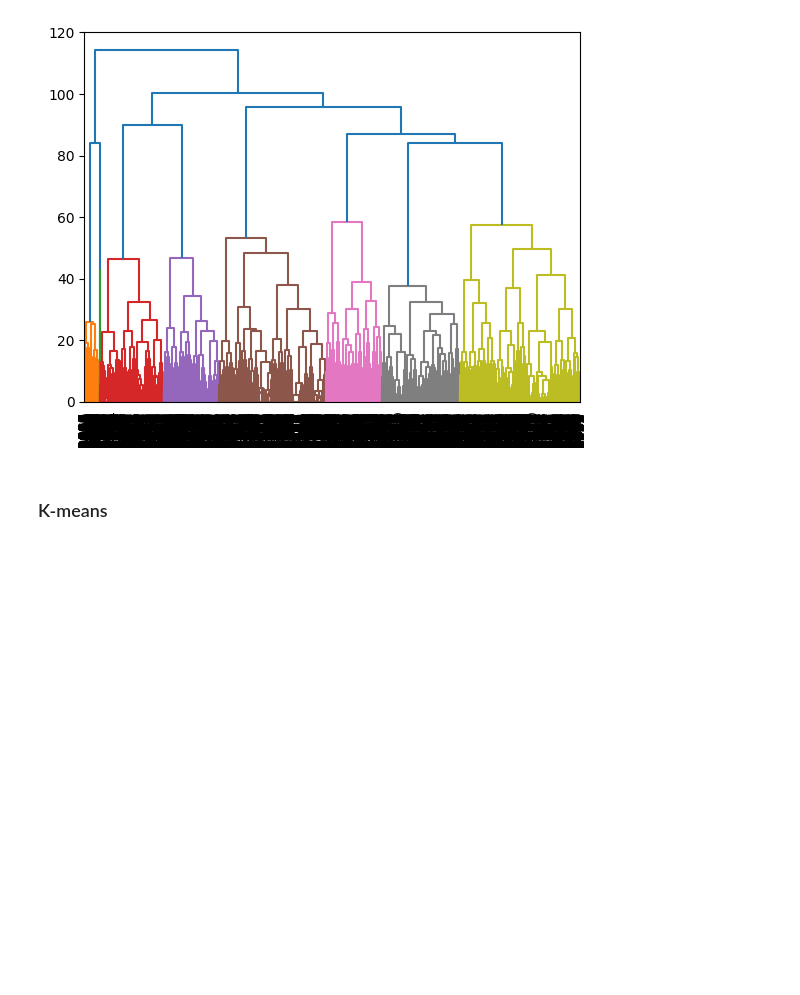
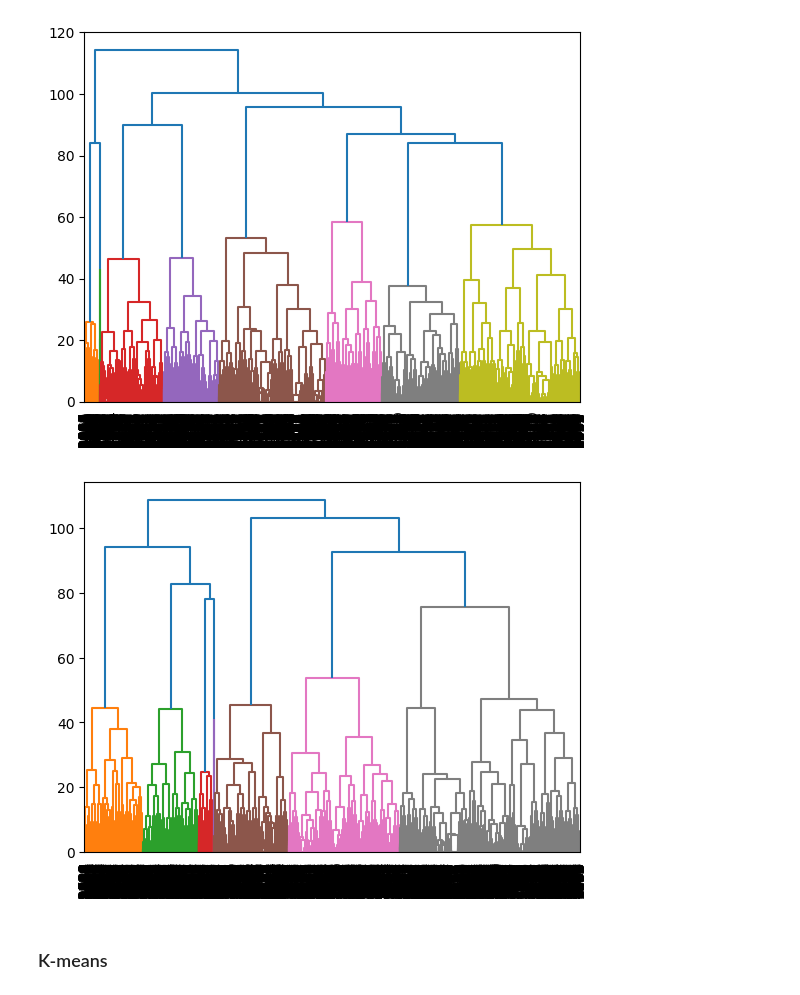
Before and after one commit to MiguelLaura/bigfoot, a Jupyter notebook: laura/application_du_cours.ipynb, the cells around one changed output. Cells and saved outputs as stored; diff of their text form; code cells hidden in the pictures; blank space fills up the shorter version.

```diff
--- a/laura/application_du_cours.ipynb
+++ b/laura/application_du_cours.ipynb
@@ -529,6 +529,12 @@ cls.fit(bigfoot_famd)
 plot_dendrogram(cls)
 # %% [output]
 [figure]
+# %%
+cls = AgglomerativeClustering(linkage="ward", metric="euclidean", distance_threshold=0, n_clusters=None)
+cls.fit(pcs[:,:12])
+plot_dendrogram(cls)
+# %% [output]
+[figure, added]
 # %% [markdown]
 ### K-means
 # %% [markdown]
```
Also changed, not shown: parts of 10 cells of this notebook.
